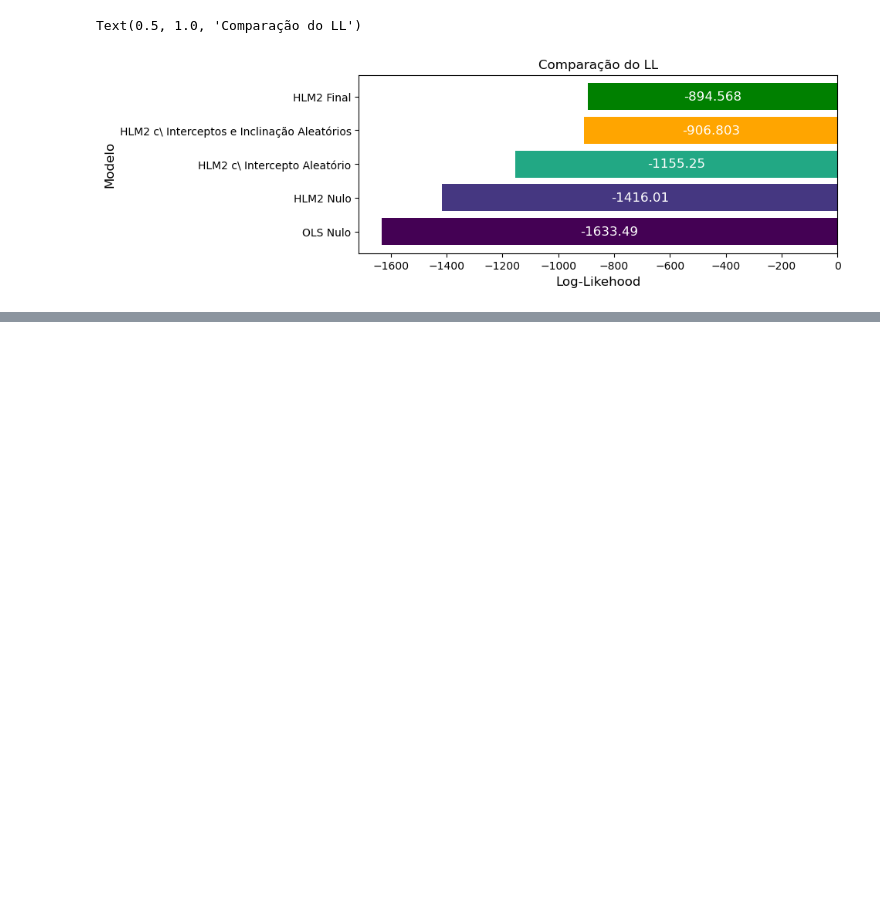
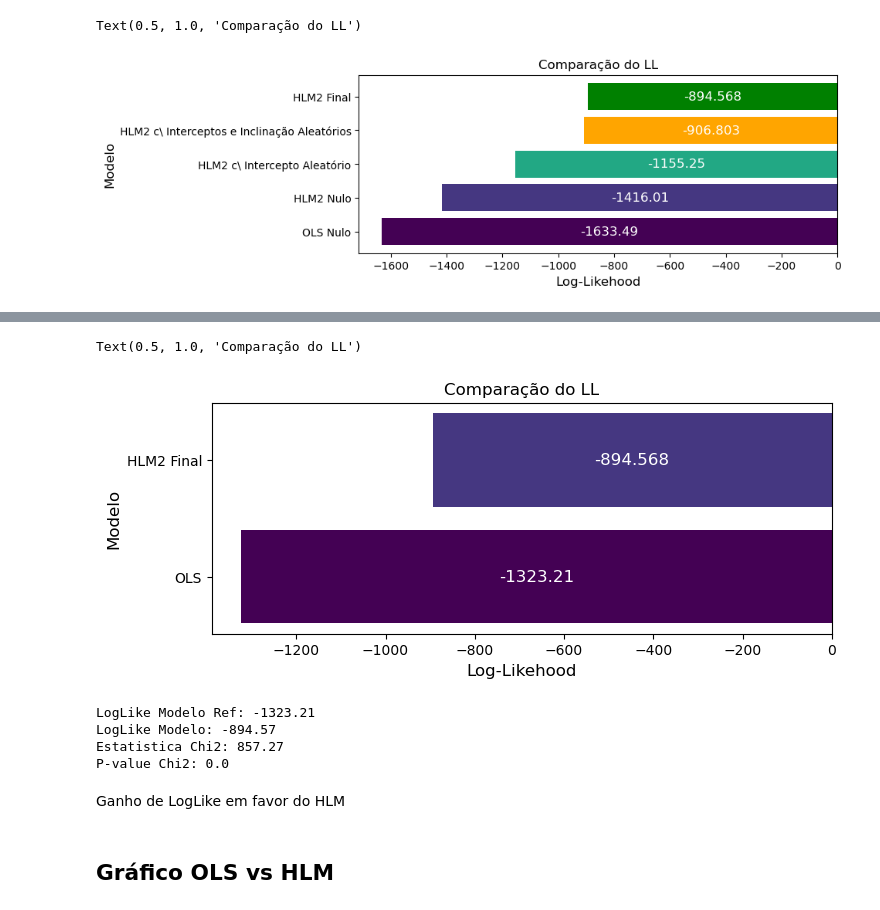
Before and after one commit to leosmundim/generalized_linear_mixed_model-GLMM-, a Jupyter notebook: Modelo_Multinivel_2_base_estudante_escola.ipynb, the cells around one changed output, grey strips where cells are left out. Drawn from its saved outputs; the diff is of its cells as text; code cells hidden in the pictures; blank space fills up the shorter version.

Commit message:
Modelo HLM 3 Parcial

```diff
--- a/Modelo_Multinivel_base_estudante_escola.ipynb
+++ b/Modelo_Multinivel_2_base_estudante_escola.ipynb
@@ -556,0 +591,3 @@ df_escola
+# %%
+modelo_ols = sm.OLS.from_formula("desempenho ~ horas + texp", df_escola).fit()
+modelo_ols.summary()
@@ -556,0 +615,32 @@ df_escola
+# %%
+#Definição do dataframe com os modelos e respectivos LL
+df_llf = pd.DataFrame({'modelo':['OLS',
+                                 'HLM2 Final'],
+                      'loglik':[modelo_ols.llf,
+                                modelo_final_hlm2.llf]})
+df_llf
+
+#Plotagem propriamente dita
+fig, ax = plt.subplots(figsize=(8,3))
+
+c = ["#440154FF", "#453781FF", "#22A884FF", "orange", "green"]
+
+ax1 = ax.barh(df_llf.modelo, df_llf.loglik, color = c)
+ax.bar_label(ax1, label_type='center', color='white', fontsize=12)
+ax.set_ylabel("Modelo", fontsize=12)
+ax.set_xlabel("Log-Likehood", fontsize=12)
+plt.title('Comparação do LL')
+# %% [output]
+Text(0.5, 1.0, 'Comparação do LL')
+[figure, added]
+# %%
+llr_test(modelo_ols, modelo_final_hlm2)
+# %% [output]
+LogLike Modelo Ref: -1323.21
+LogLike Modelo: -894.57
+Estatistica Chi2: 857.27
+P-value Chi2: 0.0
+# %% [markdown]
+Ganho de LogLike em favor do HLM
+# %% [markdown]
+## Gráfico OLS vs HLM
```
Also changed, not shown: parts of 13 cells of this notebook, 2 other files.
